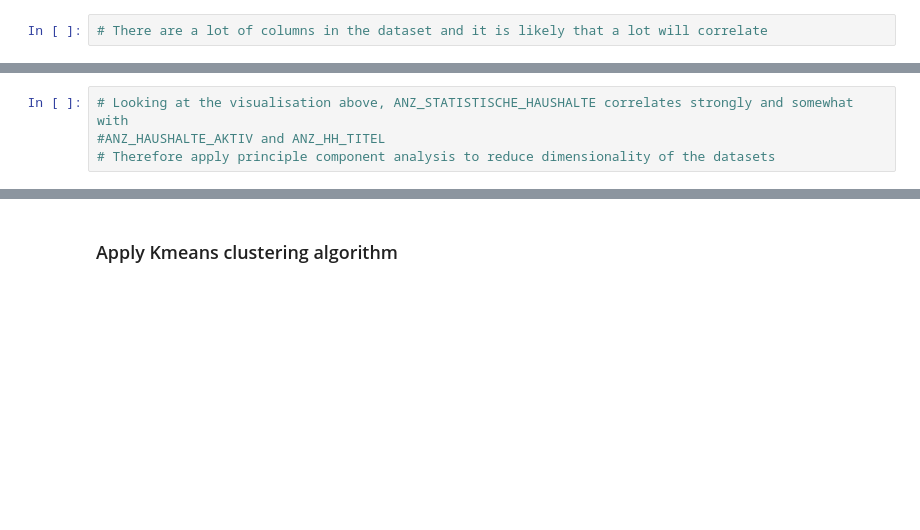
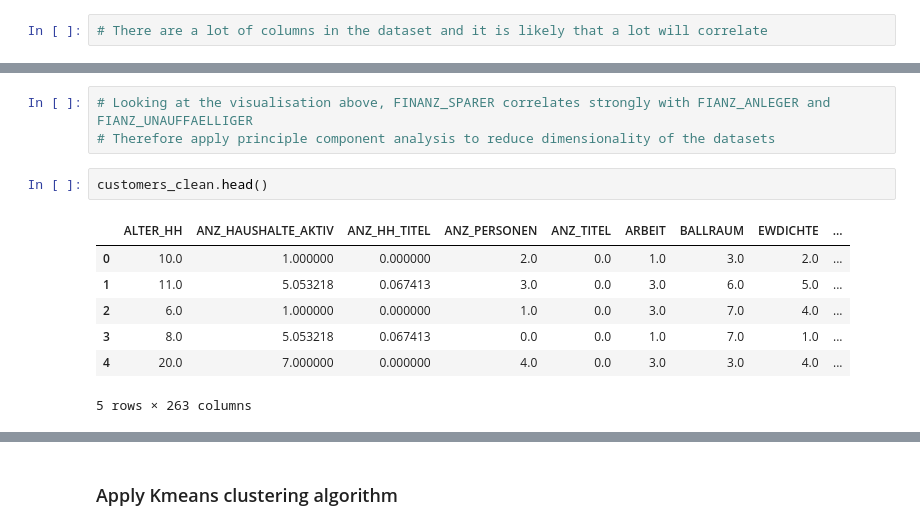
Before and after one commit to Phoebe-Macdonald/Arvato-Customer-Segmentation-Udacity-Capstone, a Jupyter notebook: Arvato Project Workbook.ipynb, the cells around one changed output, grey strips where cells are left out. Drawn from its saved outputs; the diff is of its cells as text; blank space fills up the shorter version.

```diff
--- a/Arvato Project Workbook.ipynb
+++ b/Arvato Project Workbook.ipynb
@@ -315,7 +577,16 @@ sns.heatmap(corr, xticklabels=corr.columns, yticklabels=corr.columns, cmap=sns.d
 # %%
-# Looking at the visualisation above, ANZ_STATISTISCHE_HAUSHALTE correlates strongly and somewhat with
-#ANZ_HAUSHALTE_AKTIV and ANZ_HH_TITEL
+# Looking at the visualisation above, FINANZ_SPARER correlates strongly with FIANZ_ANLEGER and FIANZ_UNAUFFAELLIGER
 # Therefore apply principle component analysis to reduce dimensionality of the datasets
+# %%
+customers_clean.head()
+# %% [output]
+|  | ALTER_HH | ANZ_HAUSHALTE_AKTIV | ANZ_HH_TITEL | ANZ_PERSONEN | ANZ_TITEL | ARBEIT | BALLRAUM | EWDICHTE | ... |
+| 0 | 10.0 | 1.000000 | 0.000000 | 2.0 | 0.0 | 1.0 | 3.0 | 2.0 | ... |
+| 1 | 11.0 | 5.053218 | 0.067413 | 3.0 | 0.0 | 3.0 | 6.0 | 5.0 | ... |
+| 2 | 6.0 | 1.000000 | 0.000000 | 1.0 | 0.0 | 3.0 | 7.0 | 4.0 | ... |
+| 3 | 8.0 | 5.053218 | 0.067413 | 0.0 | 0.0 | 1.0 | 7.0 | 1.0 | ... |
+| 4 | 20.0 | 7.000000 | 0.000000 | 4.0 | 0.0 | 3.0 | 3.0 | 4.0 | ... |
+5 rows × 263 columns
 # %%
 # Determine the number of components to use using link: https://towardsdatascience.com/an-approach-to-choosing-the-number-of-components-in-a-principal-component-analysis-pca-3b9f3d6e73fe
 # Fitting the PCA algorithm with our Data
```
Also changed, not shown: parts of 112 cells of this notebook.
